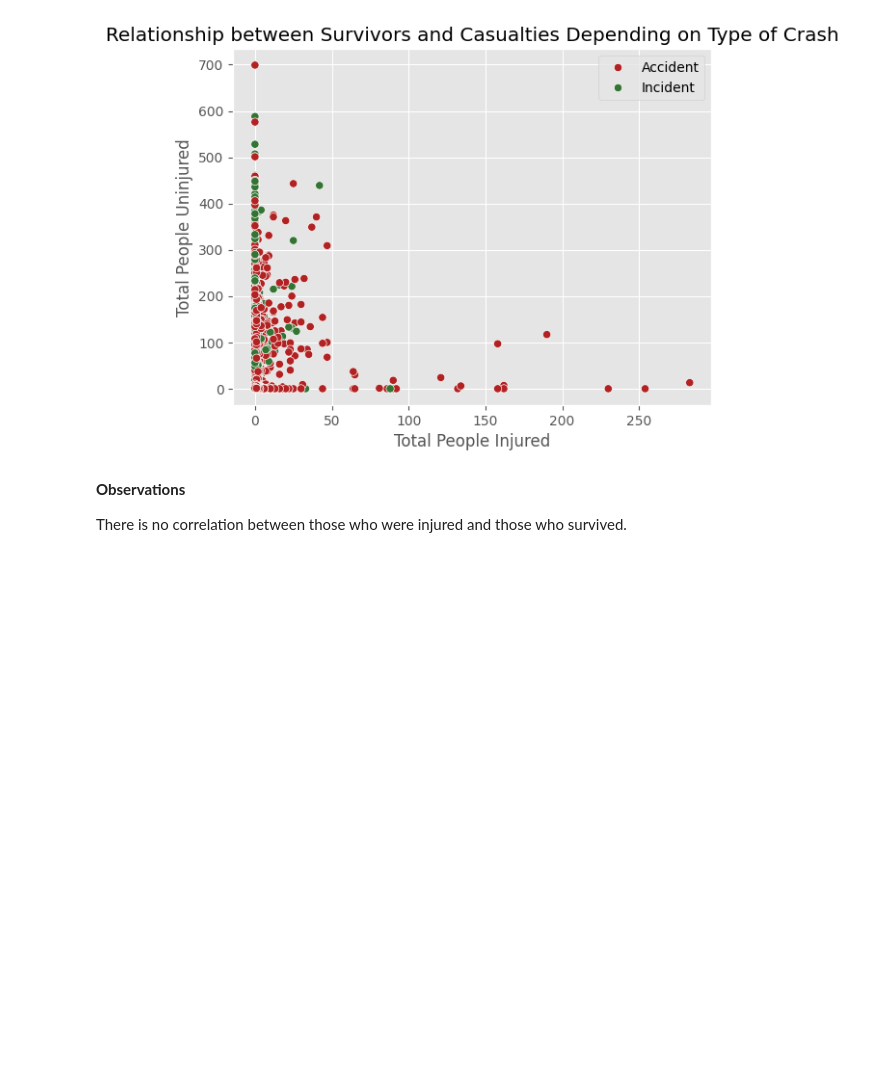
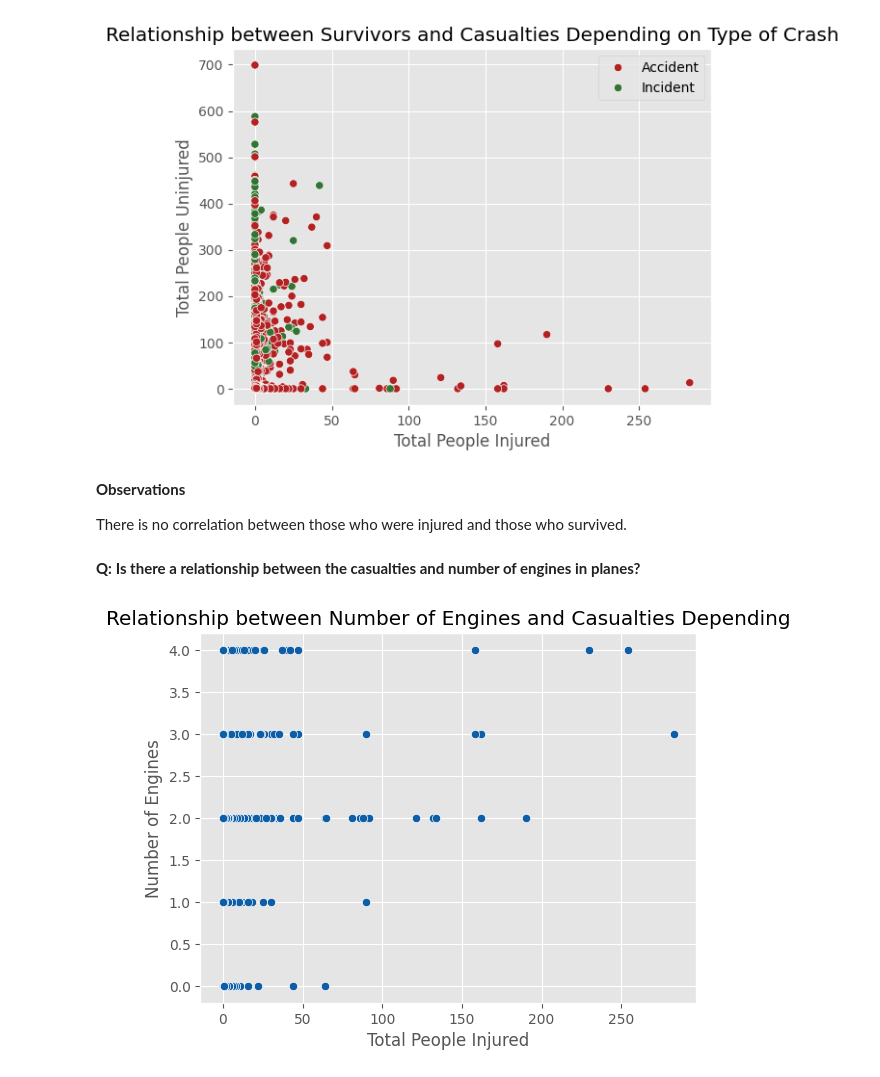
Before and after one commit to M-Nesphory/Aviation_Accident_Project, a Jupyter notebook: notebook.ipynb, the cells around one changed output. Cells and saved outputs as stored; diff of their text form; code cells hidden in the pictures; blank space fills up the shorter version.

```diff
--- a/notebook.ipynb
+++ b/notebook.ipynb
@@ -831,3 +843,16 @@ plt.legend();
 **Observations**
 
 There is no correlation between those who were injured and those who survived.
+# %% [markdown]
+**Q: Is there a relationship between the casualties and number of engines in planes?**
+# %%
+sns.scatterplot(x = "total_injured",
+                y = "number_of_engines",
+                data = us_accidents,
+                color = '#0D5EA6')
+plt.title("Relationship between Number of Engines and Casualties Depending")
+plt.xlabel('Total People Injured')
+plt.ylabel('Number of Engines')
+plt.show()
+# %% [output]
+[figure, added]
```
Also changed, not shown: parts of 25 cells of this notebook.
